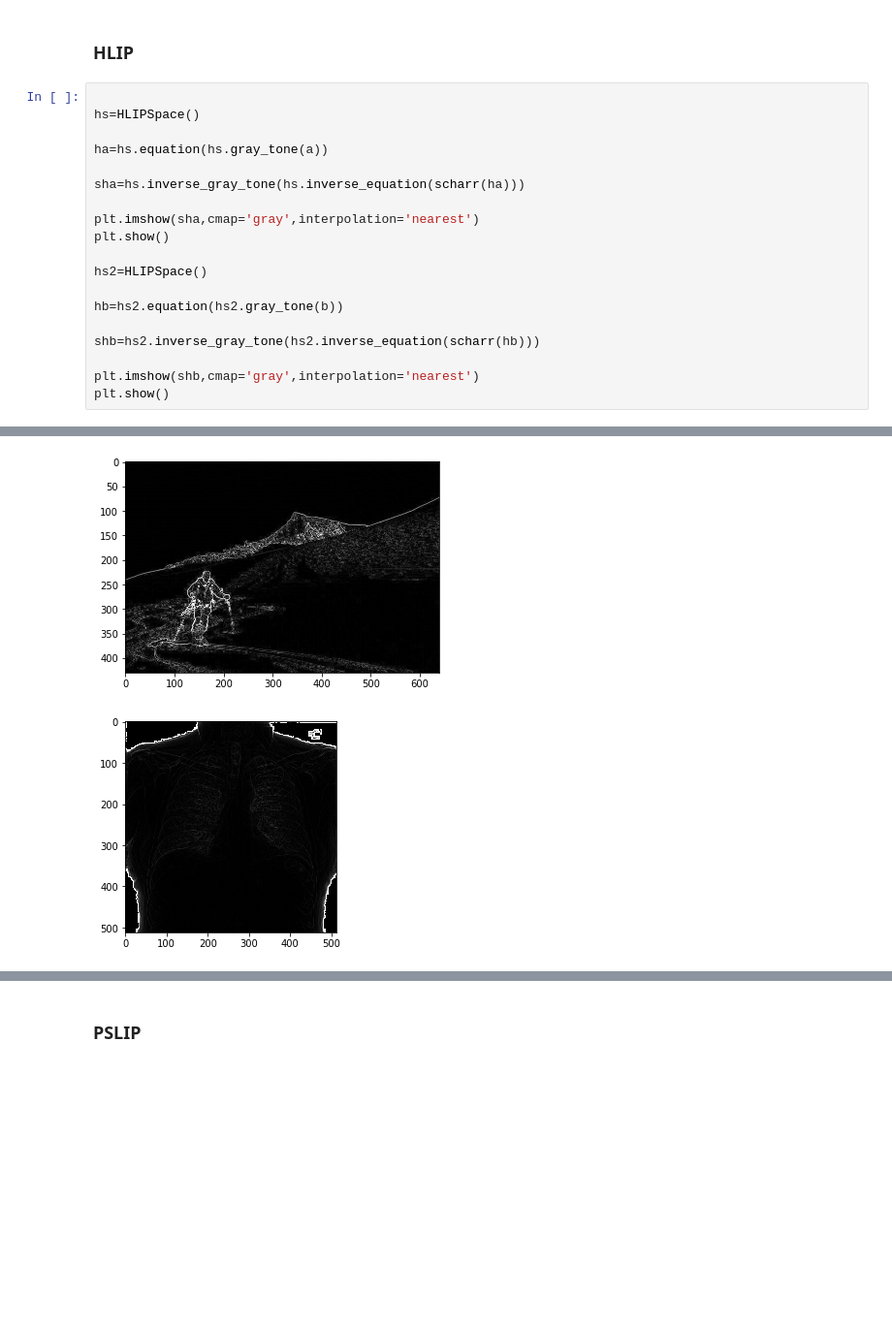
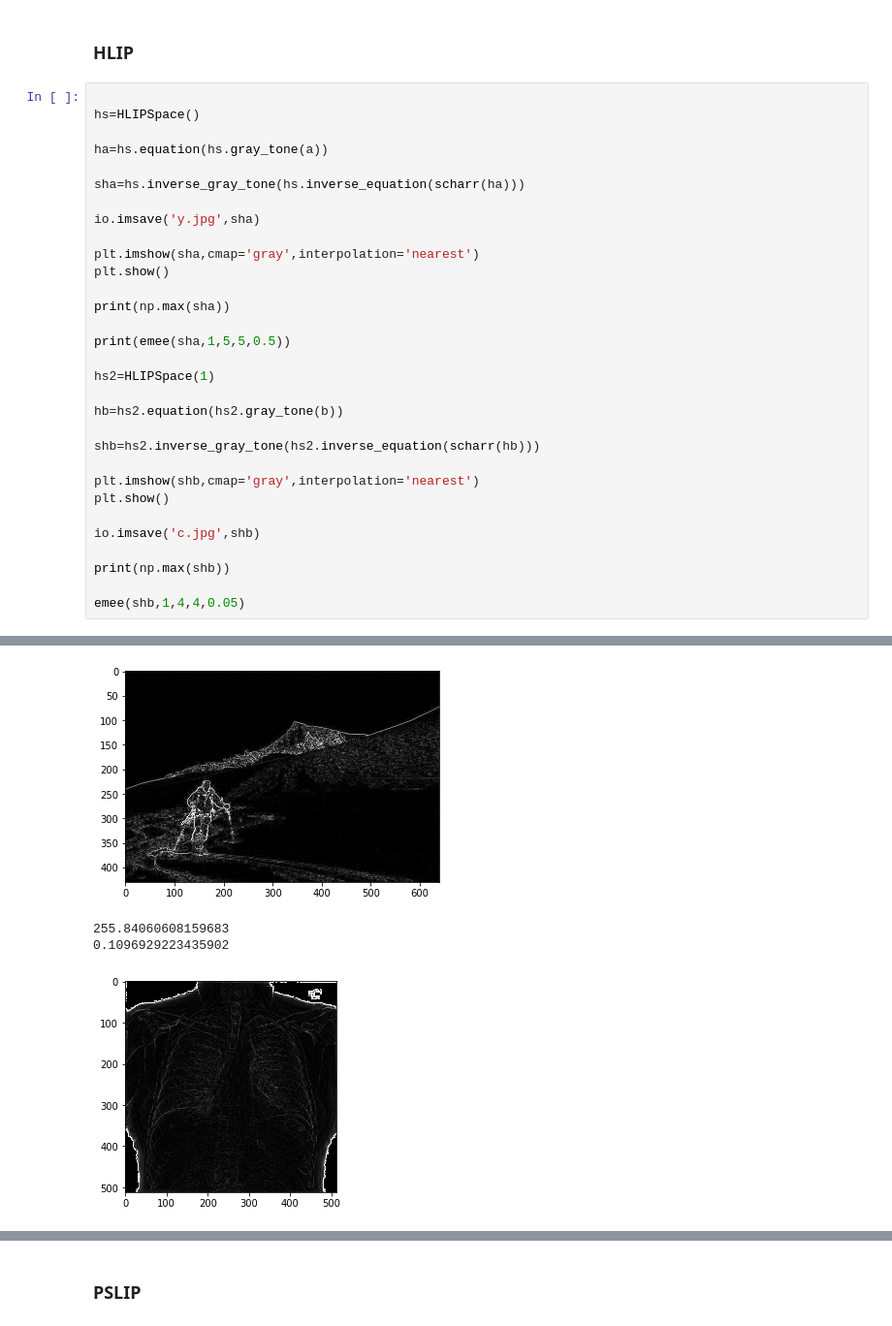
Before and after one commit to CTS-crypto/Logarithmic-Image-Processing, a Jupyter notebook: logimg/filter_scharr.ipynb, the cells around one changed output, grey strips where cells are left out. Shown at 97% size. Cells and saved outputs as stored; diff of their text form; blank space fills up the shorter version.

```diff
--- a/logimg/filter_scharr.ipynb
+++ b/logimg/filter_scharr.ipynb
@@ -72,10 +110,16 @@ ha=hs.equation(hs.gray_tone(a))
 
 sha=hs.inverse_gray_tone(hs.inverse_equation(scharr(ha)))
 
+io.imsave('y.jpg',sha)
+
 plt.imshow(sha,cmap='gray',interpolation='nearest')
 plt.show()
 
-hs2=HLIPSpace()
+print(np.max(sha))
+
+print(emee(sha,1,5,5,0.5))
+
+hs2=HLIPSpace(1)
 
 hb=hs2.equation(hs2.gray_tone(b))
 
@@ -83,4 +127,10 @@ shb=hs2.inverse_gray_tone(hs2.inverse_equation(scharr(hb)))
 
 plt.imshow(shb,cmap='gray',interpolation='nearest')
 plt.show()
+
+io.imsave('c.jpg',shb)
+
+print(np.max(shb))
+
+emee(shb,1,4,4,0.05)
 # %% [output]
@@ -87,2 +138,4 @@ plt.show()
 [figure]
+255.84060608159683
+0.1096929223435902
-[figure, old version]
+[figure, new version]
```
Also changed, not shown: parts of 5 cells of this notebook, 44 other files.
